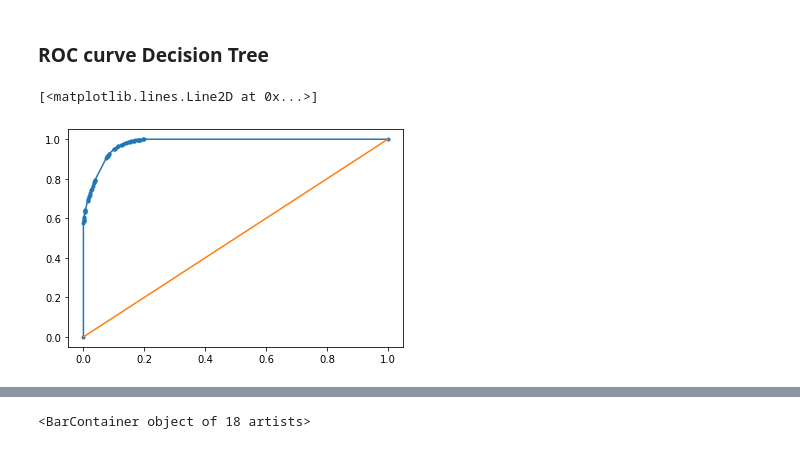
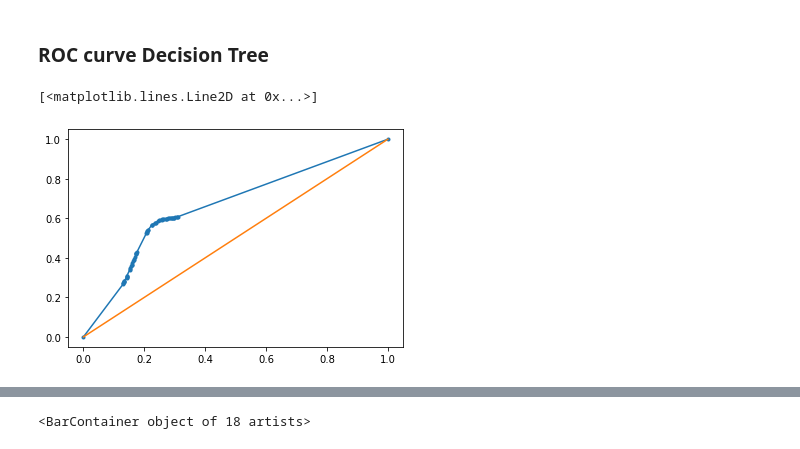
Before and after one commit to mcsiva/Python, a Jupyter notebook: Classification_HR_train_CV.ipynb, the cells around one changed output, grey strips where cells are left out. Drawn from its saved outputs; the diff is of its cells as text; code cells hidden in the pictures.

Commit message:
ROC Curve update for Decision Tree
ROC Curve update for Decision Tree with Test set

```diff
--- a/Classification_HR_train_CV.ipynb
+++ b/Classification_HR_train_CV.ipynb
@@ -158,13 +158,13 @@ roc_auc_score(y_test, DT_CL.predict_proba(X_test)[:,1])
 # %% [markdown]
 ### ROC curve Decision Tree
 # %%
-fpr_train_D, tpr_train_D, threshold_D = roc_curve(y_train, DT_CL.predict_proba(X_train)[:,1])
+fpr_train_D, tpr_train_D, threshold_D = roc_curve(y_test, DT_CL.predict_proba(X_test)[:,1])
 
 plt.plot(fpr_train_D,tpr_train_D,marker='.')
 plt.plot([0,1],[0,1])
 # %% [output]
 [<matplotlib.lines.Line2D at 0x...>]
-[figure, old version]
+[figure, new version]
 # %%
 importanceD = DT_CL.feature_importances_
 
```
